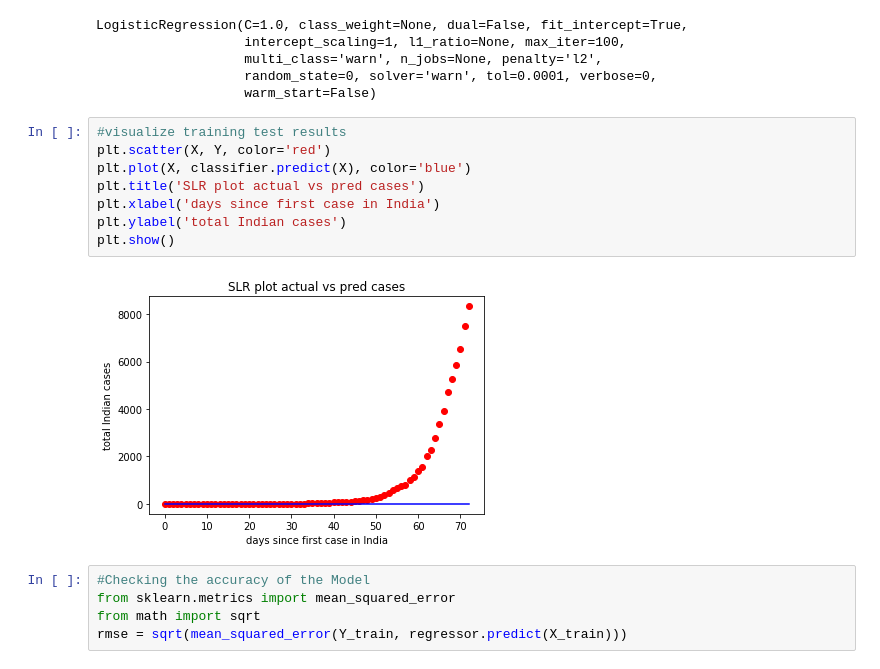
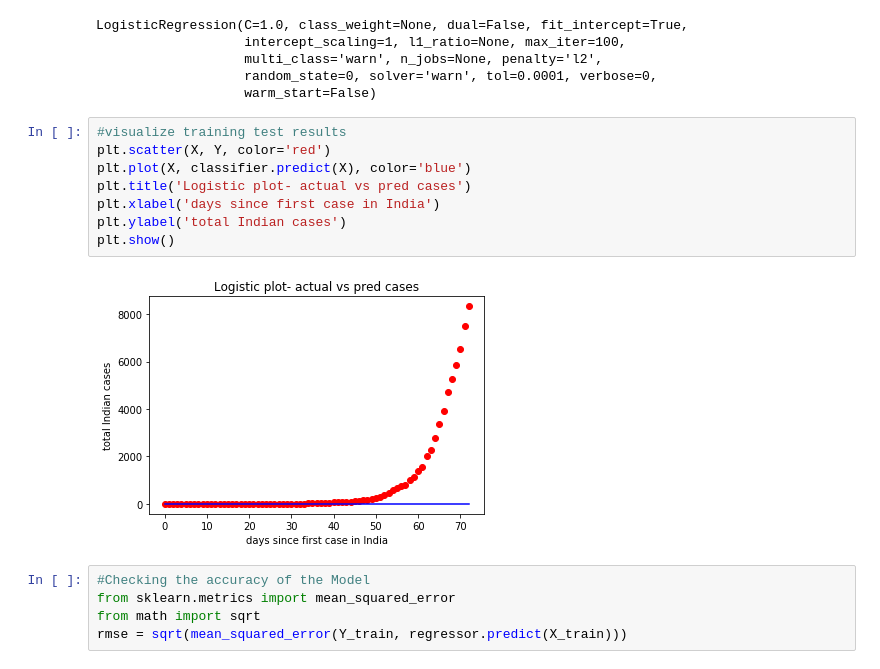
Before and after one commit to illuminati-80/prediction_project, a Jupyter notebook: covid-branch.ipynb, the cells around one changed output. Drawn from its saved outputs; the diff is of its cells as text.

```diff
--- a/covid-branch.ipynb
+++ b/covid-branch.ipynb
@@ -532,13 +532,13 @@ LogisticRegression(C=1.0, class_weight=None, dual=False, fit_intercept=True,
 # %%
 #visualize training test results
 plt.scatter(X, Y, color='red')
 plt.plot(X, classifier.predict(X), color='blue')
-plt.title('SLR plot actual vs pred cases')
+plt.title('Logistic plot- actual vs pred cases')
 plt.xlabel('days since first case in India')
 plt.ylabel('total Indian cases')
 plt.show()
 # %% [output]
-[figure, old version]
+[figure, new version]
 # %%
 #Checking the accuracy of the Model
 from sklearn.metrics import mean_squared_error
```
Also changed, not shown: parts of 1 cell of this notebook.
